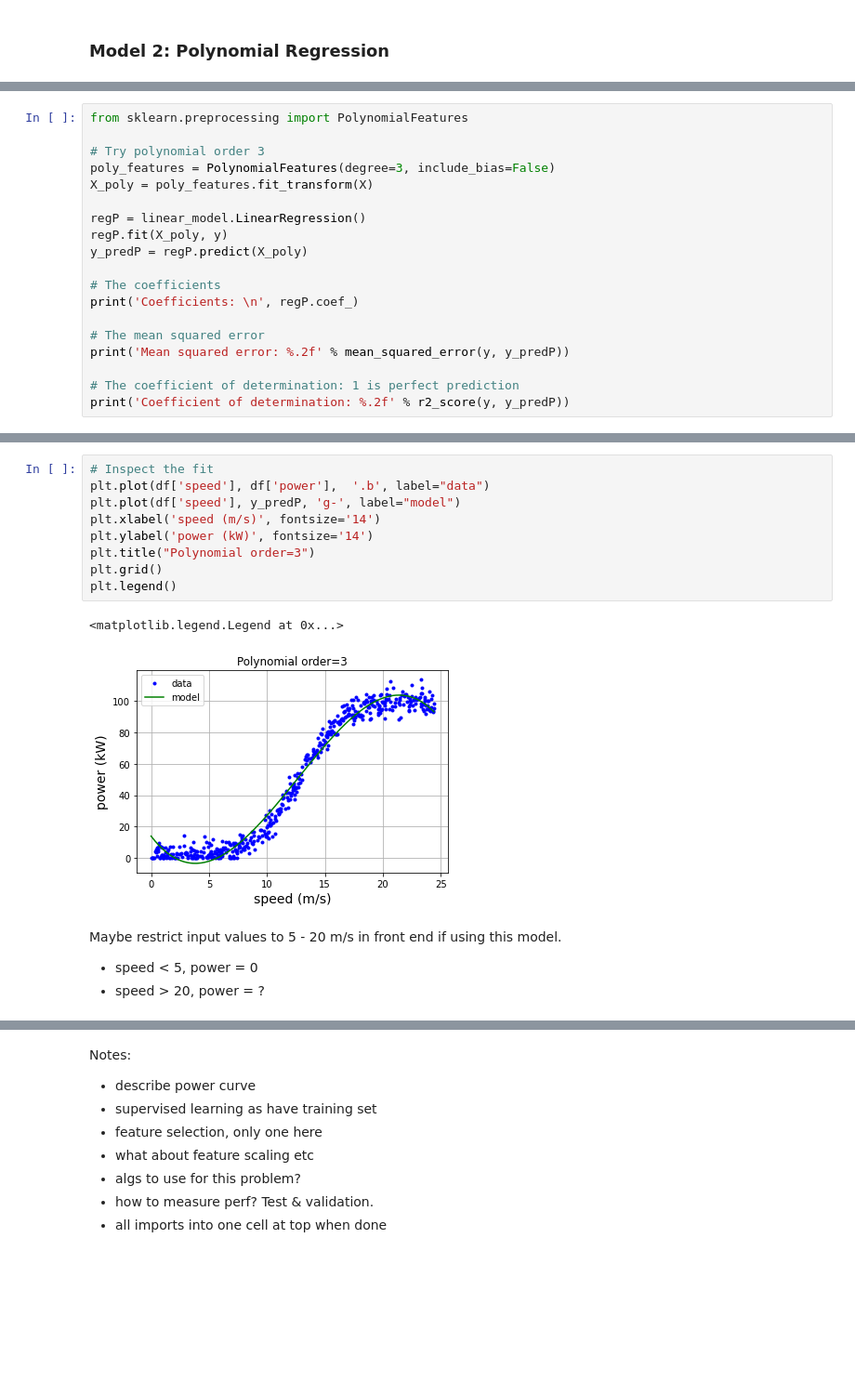
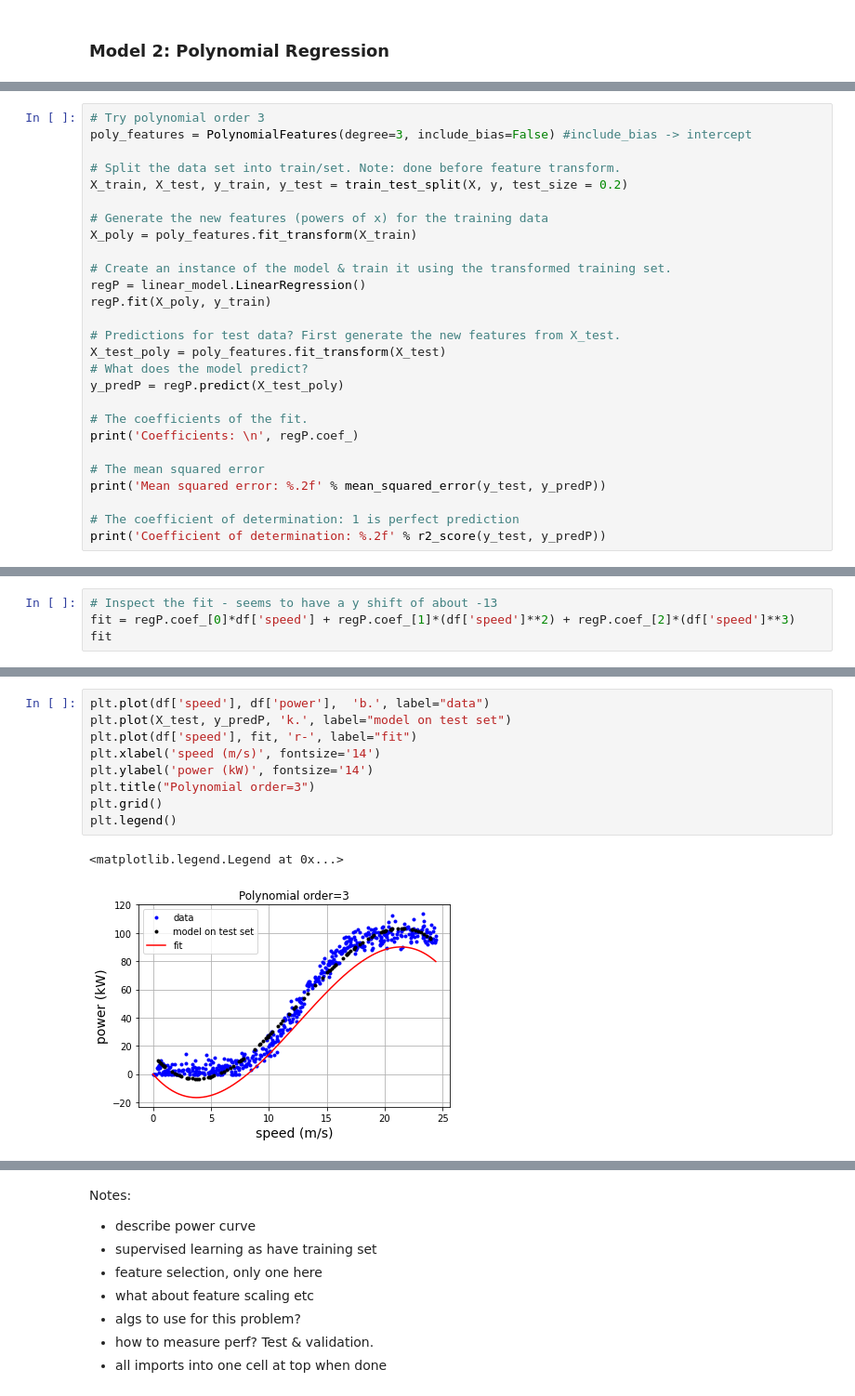
Before and after one commit to elizabethdaly/project-machine-learning, a Jupyter notebook: project-machine-learning.ipynb, the cells around one changed output, grey strips where cells are left out. Shown at 93% size. Saved outputs shown, nothing was run; the diff lists cells and outputs as text; blank space fills up the shorter version.

Commit message:
Explain poly fit more, do train/test split, error as fn(train set size)

```diff
--- a/project-machine-learning.ipynb
+++ b/project-machine-learning.ipynb
@@ -261,21 +292,29 @@ Why this?
 # %%
-from sklearn.preprocessing import PolynomialFeatures
+# Try polynomial order 3
+poly_features = PolynomialFeatures(degree=3, include_bias=False) #include_bias -> intercept
 
-# Try polynomial order 3
-poly_features = PolynomialFeatures(degree=3, include_bias=False)
-X_poly = poly_features.fit_transform(X)
+# Split the data set into train/set. Note: done before feature transform.
+X_train, X_test, y_train, y_test = train_test_split(X, y, test_size = 0.2)
 
+# Generate the new features (powers of x) for the training data
+X_poly = poly_features.fit_transform(X_train)
+
+# Create an instance of the model & train it using the transformed training set.
 regP = linear_model.LinearRegression()
-regP.fit(X_poly, y)
-y_predP = regP.predict(X_poly)
+regP.fit(X_poly, y_train)
 
-# The coefficients
+# Predictions for test data? First generate the new features from X_test.
+X_test_poly = poly_features.fit_transform(X_test)
+# What does the model predict?
+y_predP = regP.predict(X_test_poly)
+
+# The coefficients of the fit.
 print('Coefficients: \n', regP.coef_)
 
 # The mean squared error
-print('Mean squared error: %.2f' % mean_squared_error(y, y_predP))
+print('Mean squared error: %.2f' % mean_squared_error(y_test, y_predP))
 
 # The coefficient of determination: 1 is perfect prediction
-print('Coefficient of determination: %.2f' % r2_score(y, y_predP))
+print('Coefficient of determination: %.2f' % r2_score(y_test, y_predP))
 # %% [output]
 Coefficients:
@@ -284 +323,5 @@ Mean squared error: 36.13
 Coefficient of determination: 0.98
+# %%
+# Inspect the fit - seems to have a y shift of about -13
+fit = regP.coef_[0]*df['speed'] + regP.coef_[1]*(df['speed']**2) + regP.coef_[2]*(df['speed']**3)
+fit
@@ -285,16 +341,12 @@ Coefficient of determination: 0.98
 # %%
-# Inspect the fit
-plt.plot(df['speed'], df['power'],  '.b', label="data")
-plt.plot(df['speed'], y_predP, 'g-', label="model")
+plt.plot(df['speed'], df['power'],  'b.', label="data")
+plt.plot(X_test, y_predP, 'k.', label="model on test set")
+plt.plot(df['speed'], fit, 'r-', label="fit")
 plt.xlabel('speed (m/s)', fontsize='14')
 plt.ylabel('power (kW)', fontsize='14')
 plt.title("Polynomial order=3")
 plt.grid()
 plt.legend()
 # %% [output]
 <matplotlib.legend.Legend at 0x...>
-[figure, old version]
+[figure, new version]
-# %% [markdown]
-Maybe restrict input values to 5 - 20 m/s in front end if using this model.
-- speed < 5, power = 0
-- speed > 20, power = ?
```
Also changed, not shown: parts of 11 cells of this notebook.
